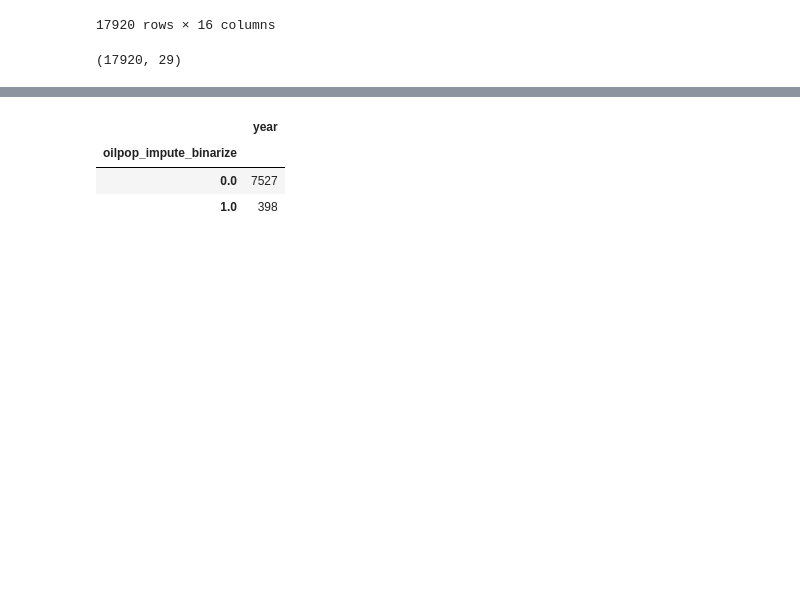
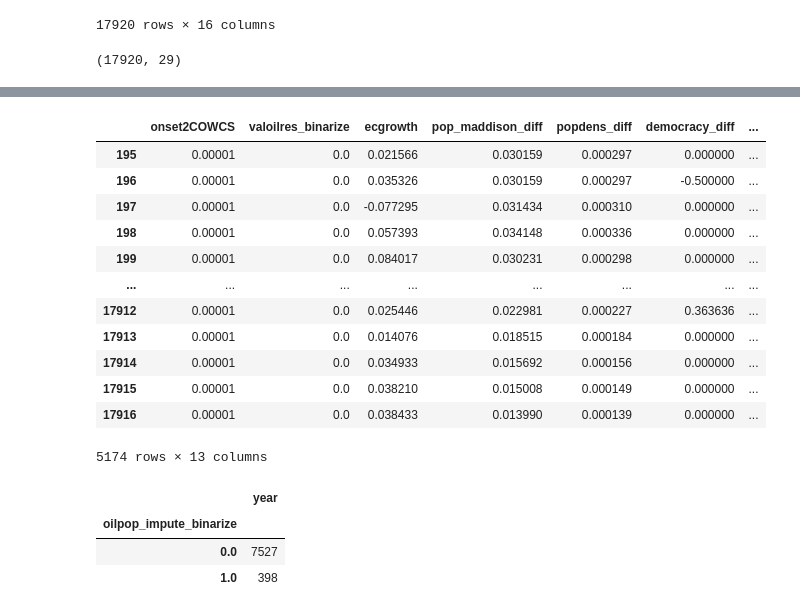
Before and after one commit to wanranzhao/STAT27420-final-code, a Jupyter notebook: Code/data_cleaning.ipynb, the cells around one changed output, grey strips where cells are left out. Cells and saved outputs as stored; diff of their text form; code cells hidden in the pictures; blank space fills up the shorter version.

Commit message:
df with potential selection of variables

```diff
--- a/Code/data_cleaning.ipynb
+++ b/Code/data_cleaning.ipynb
@@ -260,3 +274,32 @@ comprehensive_new.shape
+# %%
+# potential selection of variables
+comprehensive_new[['onset2COWCS',
+                   'valoilres_binarize',
+                   'ecgrowth',
+                   'pop_maddison_diff',
+                   'popdens_diff',
+                   'democracy_diff',
+                   'logmountain',
+                   'ethnic_fractionalization',
+                   'religion_fractionalization',
+                   'language_fractionalization',
+                   'leg_british',
+                   'numcode',
+                   'year']].dropna()
+# %% [output]
+|  | onset2COWCS | valoilres_binarize | ecgrowth | pop_maddison_diff | popdens_diff | democracy_diff | ... |
+| 195 | 0.00001 | 0.0 | 0.021566 | 0.030159 | 0.000297 | 0.000000 | ... |
+| 196 | 0.00001 | 0.0 | 0.035326 | 0.030159 | 0.000297 | -0.500000 | ... |
+| 197 | 0.00001 | 0.0 | -0.077295 | 0.031434 | 0.000310 | 0.000000 | ... |
+| 198 | 0.00001 | 0.0 | 0.057393 | 0.034148 | 0.000336 | 0.000000 | ... |
+| 199 | 0.00001 | 0.0 | 0.084017 | 0.030231 | 0.000298 | 0.000000 | ... |
+| ... | ... | ... | ... | ... | ... | ... | ... |
+| 17912 | 0.00001 | 0.0 | 0.025446 | 0.022981 | 0.000227 | 0.363636 | ... |
+| 17913 | 0.00001 | 0.0 | 0.014076 | 0.018515 | 0.000184 | 0.000000 | ... |
+| 17914 | 0.00001 | 0.0 | 0.034933 | 0.015692 | 0.000156 | 0.000000 | ... |
+| 17915 | 0.00001 | 0.0 | 0.038210 | 0.015008 | 0.000149 | 0.000000 | ... |
+| 17916 | 0.00001 | 0.0 | 0.038433 | 0.013990 | 0.000139 | 0.000000 | ... |
+5174 rows × 13 columns
 # %%
 comprehensive_new[['oilpop_impute_binarize','year']].groupby('oilpop_impute_binarize').count()
 # %% [output]
```
Also changed, not shown: parts of 5 cells of this notebook.
